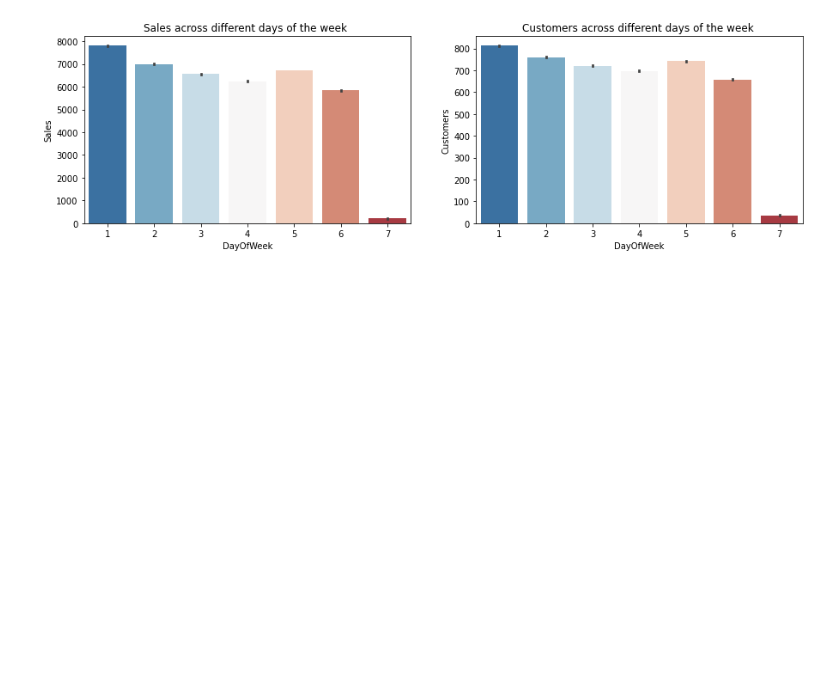
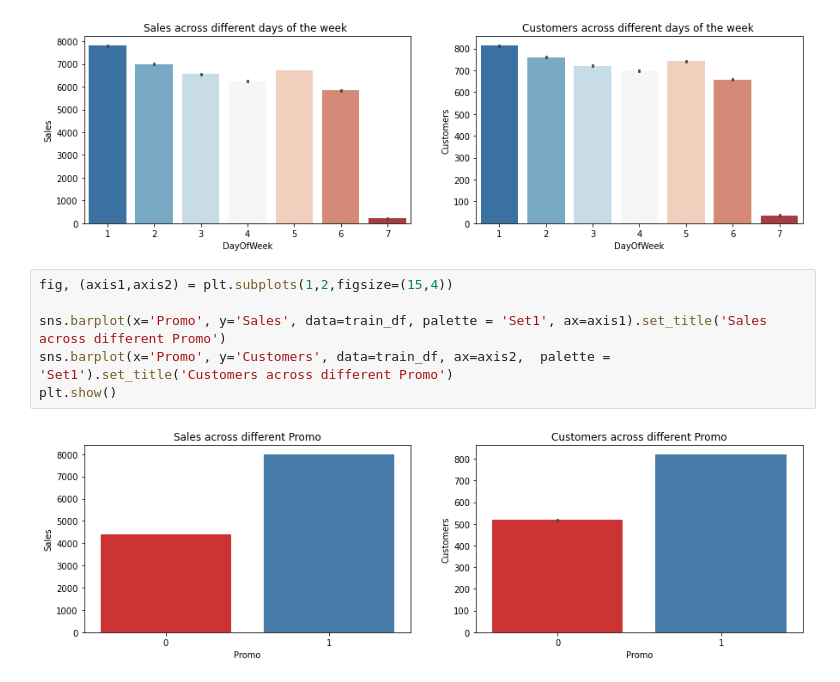
Before and after one commit to Ammon21/Rossmann_Pharmaceutical_Sales, a Jupyter notebook: notebooks/EDA.ipynb, the cells around one changed output. Saved outputs shown, nothing was run; the diff lists cells and outputs as text; blank space fills up the shorter version.

```diff
--- a/notebooks/EDA.ipynb
+++ b/notebooks/EDA.ipynb
@@ -529,3 +529,11 @@ sns.barplot(x='DayOfWeek', y='Customers', data=train_df, palette = 'RdBu_r', ax=
 plt.show()
 # %% [output]
 [figure]
+# %%
+fig, (axis1,axis2) = plt.subplots(1,2,figsize=(15,4))
+
+sns.barplot(x='Promo', y='Sales', data=train_df, palette = 'Set1', ax=axis1).set_title('Sales across different Promo')
+sns.barplot(x='Promo', y='Customers', data=train_df, ax=axis2,  palette = 'Set1').set_title('Customers across different Promo')
+plt.show()
+# %% [output]
+[figure, added]
```
Also changed, not shown: parts of 25 cells of this notebook.
